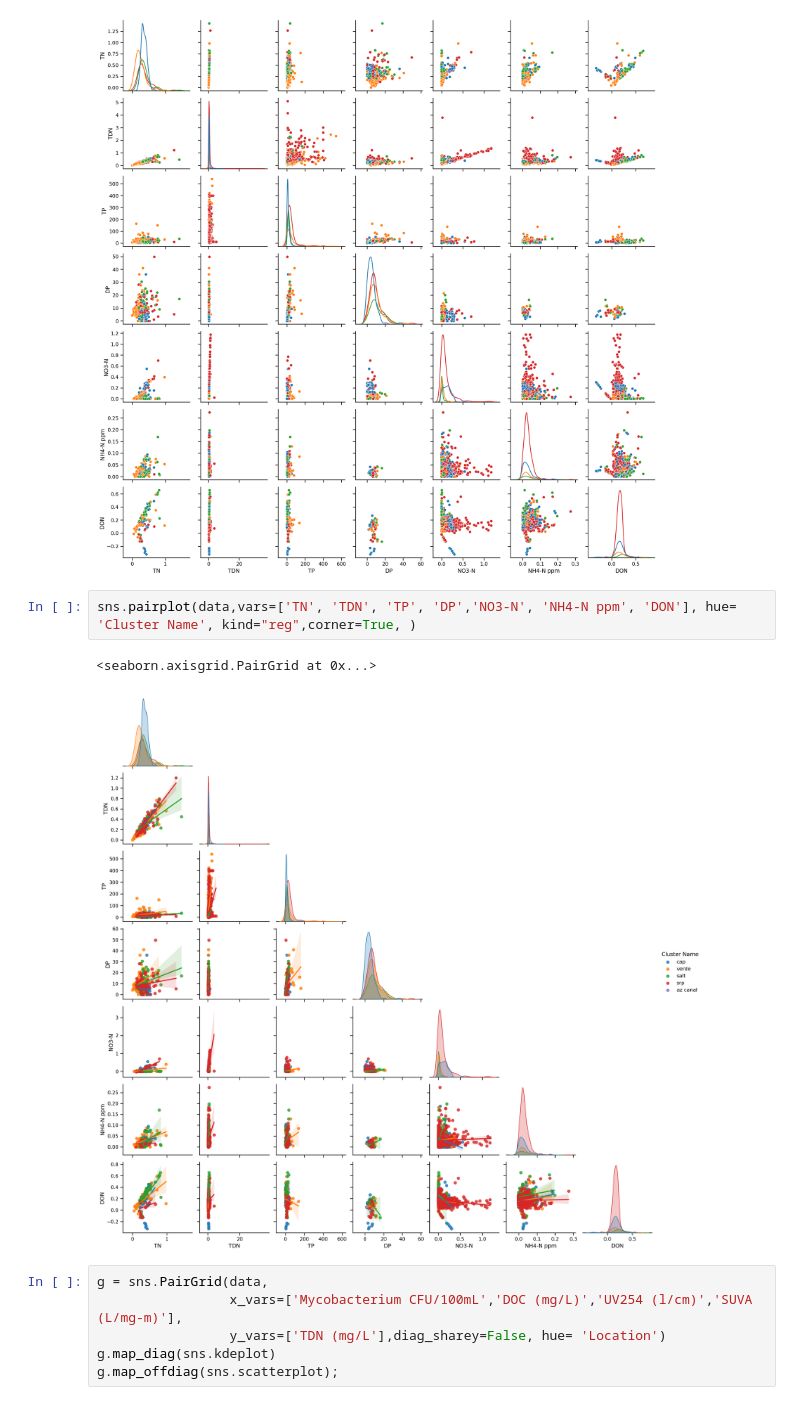
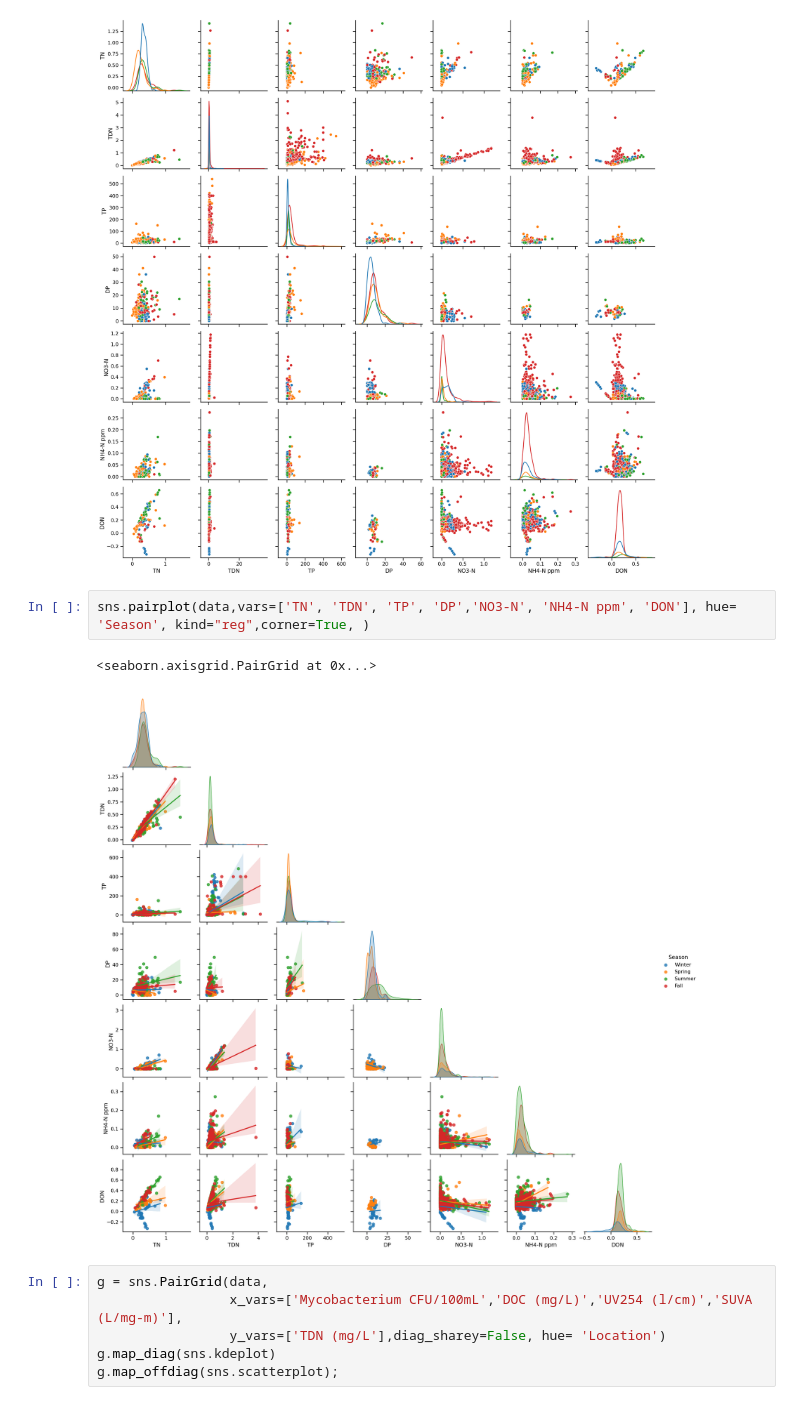
Before and after one commit to salorain/10251, a Jupyter notebook: Nutrinents/seaborn pairplot - Copy.ipynb, the cells around one changed output. Drawn from its saved outputs; the diff is of its cells as text.

```diff
--- a/Nutrinents/seaborn pairplot - Copy.ipynb
+++ b/Nutrinents/seaborn pairplot - Copy.ipynb
@@ -48,10 +48,10 @@ g.add_legend;
 # %% [output]
 [figure]
 # %%
-sns.pairplot(data,vars=['TN', 'TDN', 'TP', 'DP','NO3-N', 'NH4-N ppm', 'DON'], hue= 'Cluster Name', kind="reg",corner=True, )
+sns.pairplot(data,vars=['TN', 'TDN', 'TP', 'DP','NO3-N', 'NH4-N ppm', 'DON'], hue= 'Season', kind="reg",corner=True, )
 # %% [output]
 <seaborn.axisgrid.PairGrid at 0x...>
-[figure, old version]
+[figure, new version]
 # %%
 g = sns.PairGrid(data,
                  x_vars=['Mycobacterium CFU/100mL','DOC (mg/L)','UV254 (l/cm)','SUVA (L/mg-m)'],
```
Also changed, not shown: parts of 2 cells of this notebook, 2 other files.
